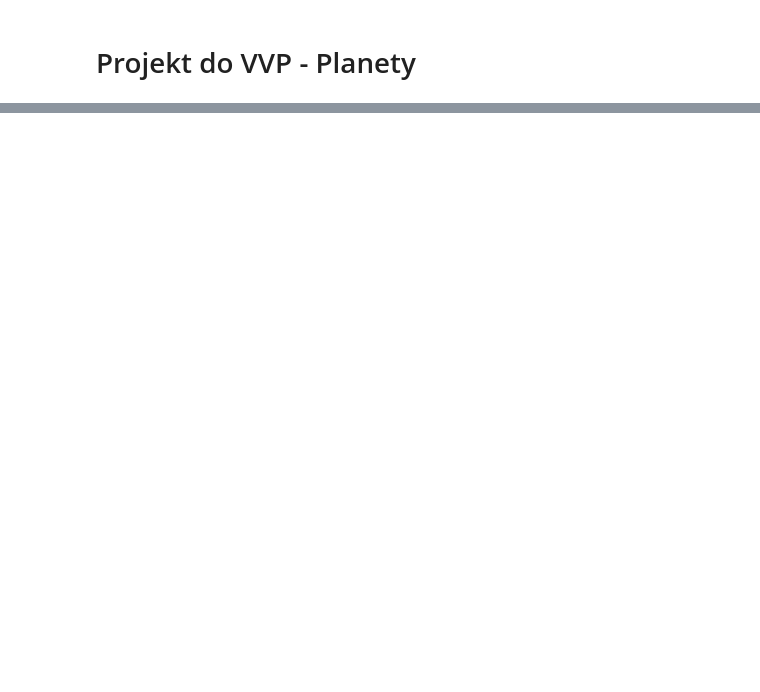
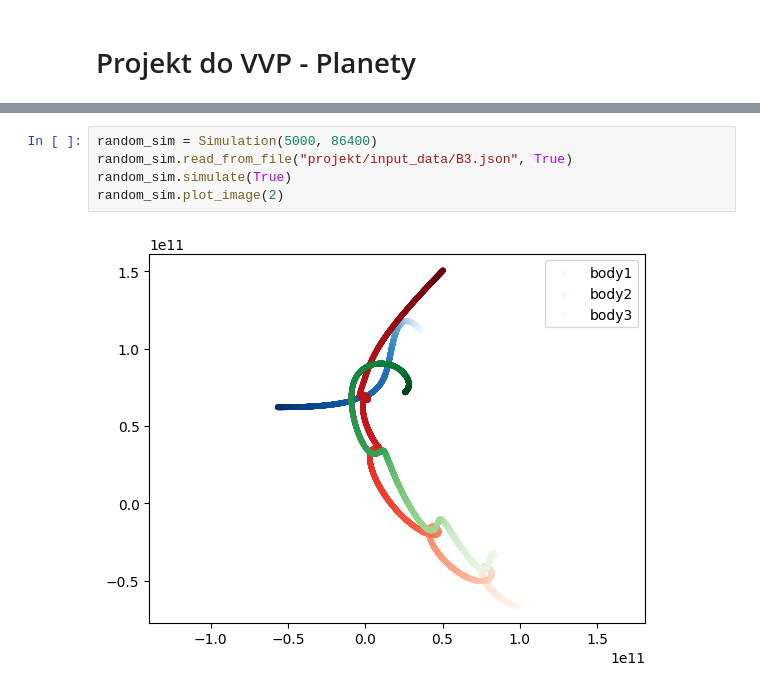
Before and after one commit to MAR0897/VVP_projekt_MAR0897, a Jupyter notebook: examples.ipynb, the cells around one changed output, grey strips where cells are left out. Saved outputs shown, nothing was run; the diff lists cells and outputs as text; blank space fills up the shorter version.

```diff
--- a/examples.ipynb
+++ b/examples.ipynb
@@ -67,0 +91,7 @@ MovieWriter PillowWriter unavailable; using Pillow instead.
+# %%
+random_sim = Simulation(5000, 86400)
+random_sim.read_from_file("projekt/input_data/B3.json", True)
+random_sim.simulate(True)
+random_sim.plot_image(2)
+# %% [output]
+[figure, added]
```
Also changed, not shown: parts of 26 cells of this notebook, 2 other files.
